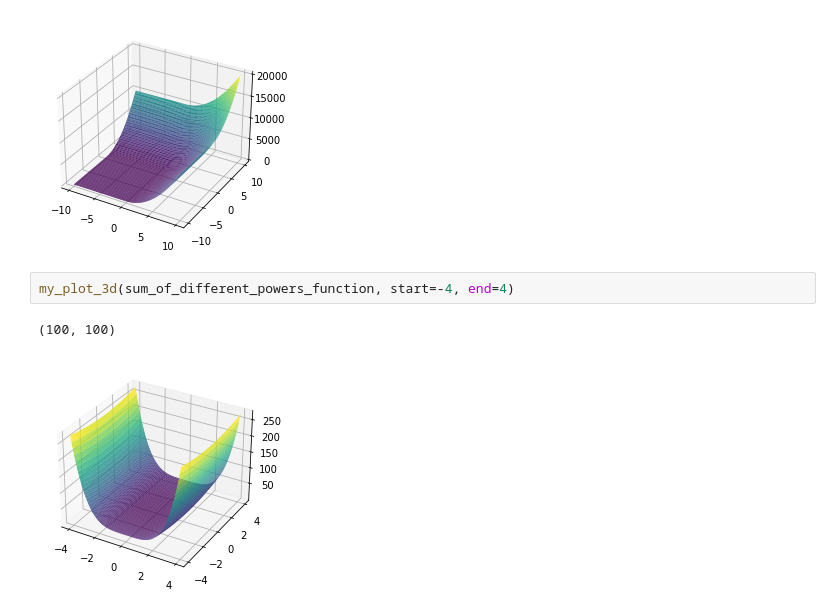
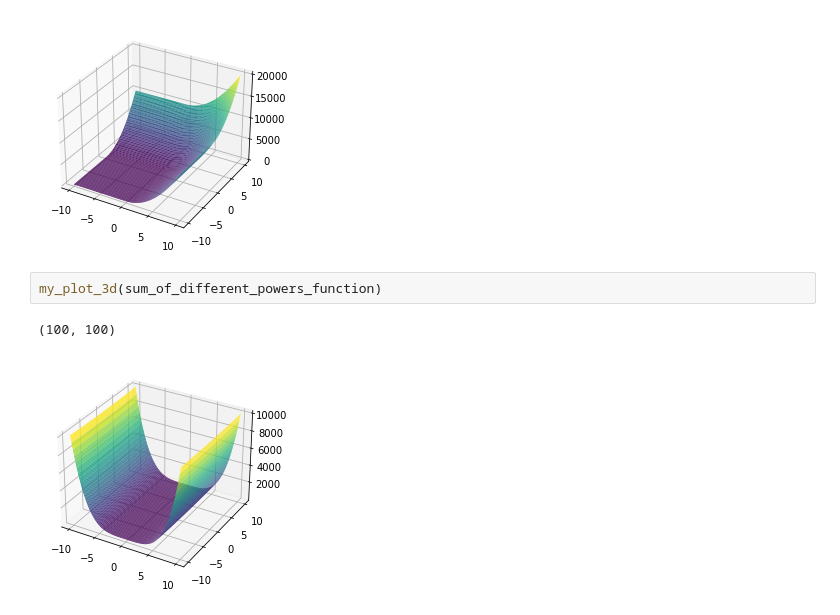
Before and after one commit to UCPHszf/Numerical-Optimization, a Jupyter notebook: code/case_studies.ipynb, the cells around one changed output. Drawn from its saved outputs; the diff is of its cells as text.

```diff
--- a/code/case_studies.ipynb
+++ b/code/case_studies.ipynb
@@ -373,7 +373,7 @@ my_plot_3d(attractive_sector)
 (100, 100)
 [figure]
 # %%
-my_plot_3d(sum_of_different_powers_function, start=-4, end=4)
+my_plot_3d(sum_of_different_powers_function)
 # %% [output]
 (100, 100)
-[figure, old version]
+[figure, new version]
```
Also changed, not shown: parts of 3 cells of this notebook.
